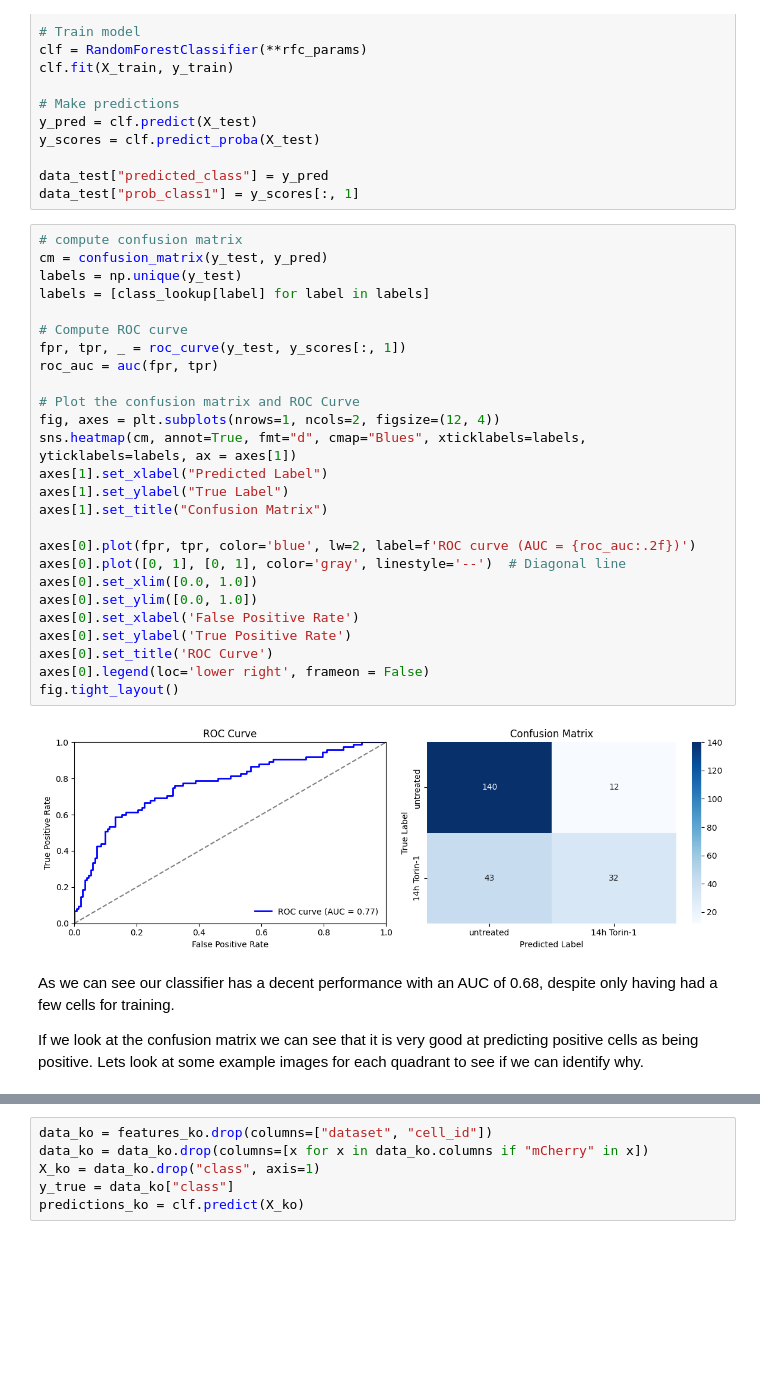
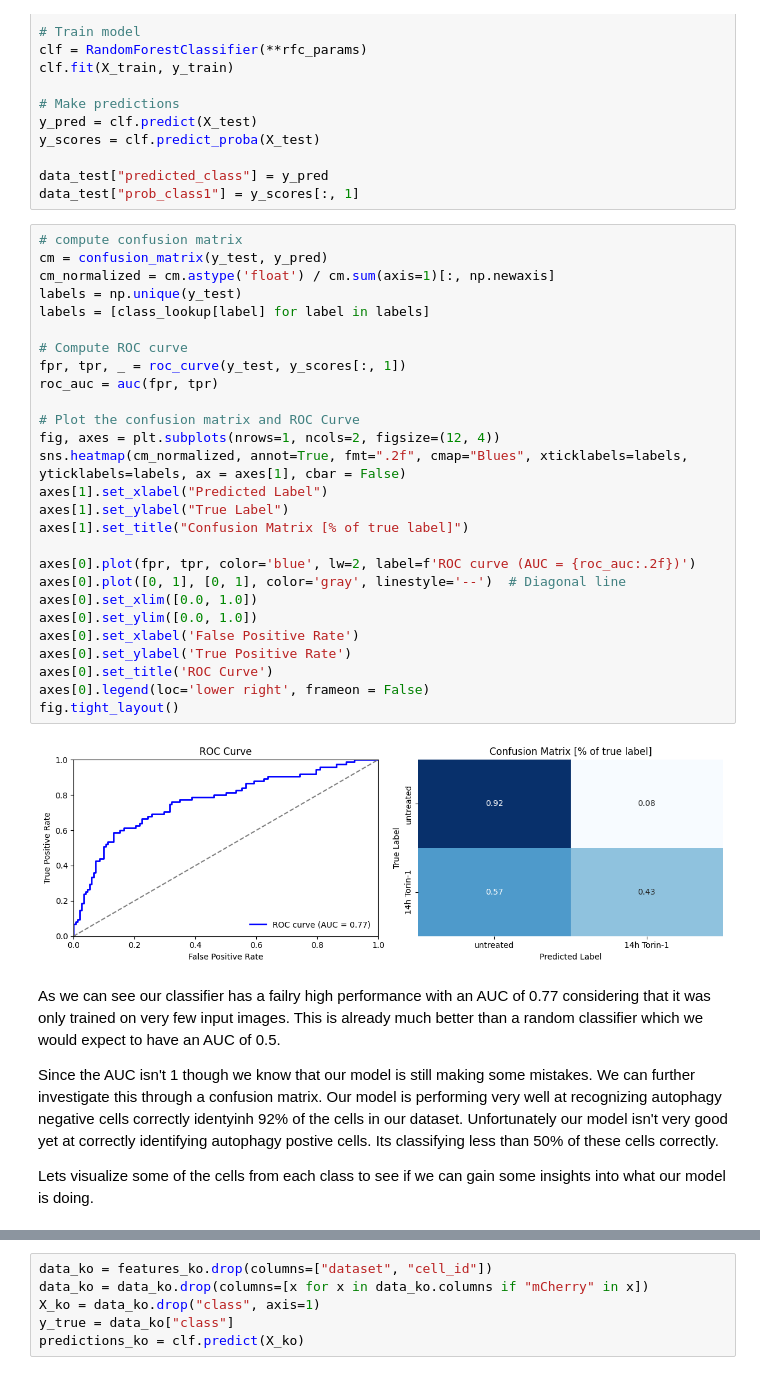
Before and after one commit to laminlabs/lamin-usecases, a Jupyter notebook: docs/imaging4.ipynb, the cells around one changed output, grey strips where cells are left out. Cells and saved outputs as stored; diff of their text form; blank space fills up the shorter version.

Commit message:
🎨 improve plots and text

```diff
--- a/docs/imaging4.ipynb
+++ b/docs/imaging4.ipynb
@@ -159,35 +161,38 @@ data_test["prob_class1"] = y_scores[:, 1]
 # %%
 # compute confusion matrix
 cm = confusion_matrix(y_test, y_pred)
+cm_normalized = cm.astype('float') / cm.sum(axis=1)[:, np.newaxis]
 labels = np.unique(y_test)
 labels = [class_lookup[label] for label in labels]
 
 # Compute ROC curve
 fpr, tpr, _ = roc_curve(y_test, y_scores[:, 1])
 roc_auc = auc(fpr, tpr)
 
 # Plot the confusion matrix and ROC Curve
 fig, axes = plt.subplots(nrows=1, ncols=2, figsize=(12, 4))
-sns.heatmap(cm, annot=True, fmt="d", cmap="Blues", xticklabels=labels, yticklabels=labels, ax = axes[1])
+sns.heatmap(cm_normalized, annot=True, fmt=".2f", cmap="Blues", xticklabels=labels, yticklabels=labels, ax = axes[1], cbar = False)
 axes[1].set_xlabel("Predicted Label")
 axes[1].set_ylabel("True Label")
-axes[1].set_title("Confusion Matrix")
+axes[1].set_title("Confusion Matrix [% of true label]")
 
 axes[0].plot(fpr, tpr, color='blue', lw=2, label=f'ROC curve (AUC = {roc_auc:.2f})')
 axes[0].plot([0, 1], [0, 1], color='gray', linestyle='--')  # Diagonal line
 axes[0].set_xlim([0.0, 1.0])
 axes[0].set_ylim([0.0, 1.0])
 axes[0].set_xlabel('False Positive Rate')
 axes[0].set_ylabel('True Positive Rate')
 axes[0].set_title('ROC Curve')
 axes[0].legend(loc='lower right', frameon = False)
 fig.tight_layout()
 # %% [output]
-[figure, old version]
+[figure, new version]
 # %% [markdown]
-As we can see our classifier has a decent performance with an AUC of 0.68, despite only having had a few cells for training.
+As we can see our classifier has a failry high performance with an AUC of 0.77 considering that it was only trained on very few input images. This is already much better than a random classifier which we would expect to have an AUC of 0.5.
 
-If we look at the confusion matrix we can see that it is very good at predicting positive cells as being positive. Lets look at some example images for each quadrant to see if we can identify why.
+Since the AUC isn't 1 though we know that our model is still making some mistakes. We can further investigate this through a confusion matrix. Our model is performing very well at recognizing autophagy negative cells correctly identyinh 92% of the cells in our dataset. Unfortunately our model isn't very good yet at correctly identifying autophagy postive cells. Its classifying less than 50% of these cells correctly.
+
+Lets visualize some of the cells from each class to see if we can gain some insights into what our model is doing.
 # %%
 # visualize some example cells with classification scores from the test dataset
 num_rows, num_cols = 3, 3
```
Also changed, not shown: parts of 11 cells of this notebook.
